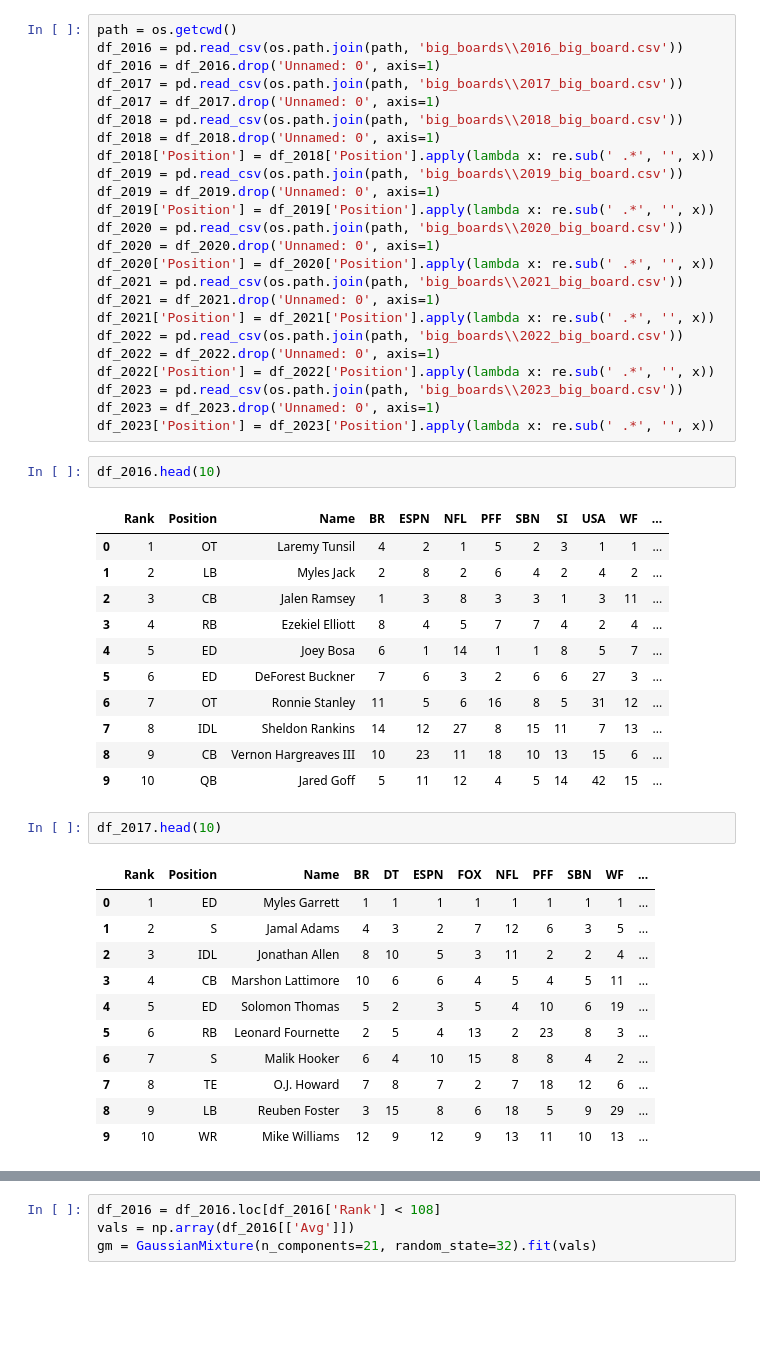
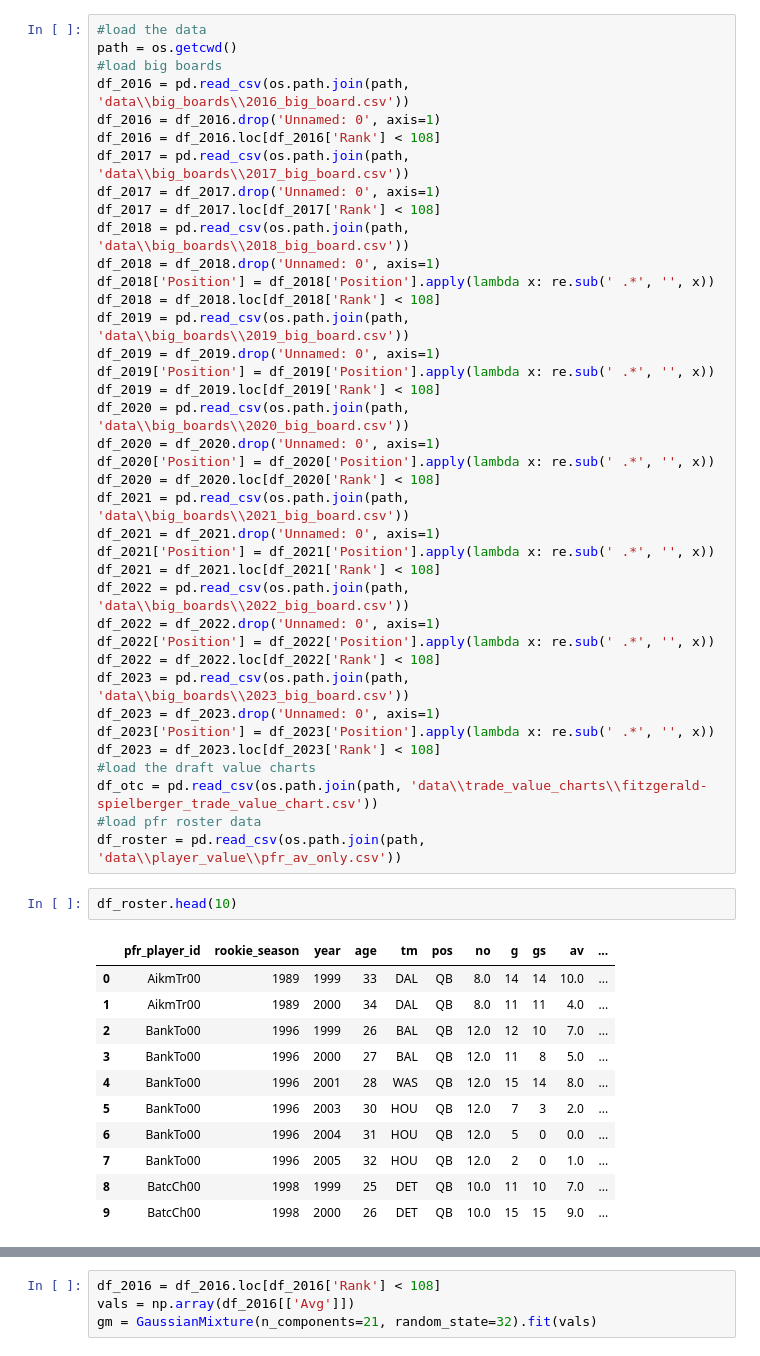
Before and after one commit to rafrisci/tiering_nfl_drafts, a Jupyter notebook: explore_big_board.ipynb, the cells around one changed output, grey strips where cells are left out. Saved outputs shown, nothing was run; the diff lists cells and outputs as text; blank space fills up the shorter version.

Commit message:
Consolidate data folders. Join big boards to AV.

```diff
--- a/explore_big_board.ipynb
+++ b/explore_big_board.ipynb
@@ -7,54 +8,54 @@ import regex as re
 
 from sklearn.mixture import GaussianMixture
 # %%
+#load the data
 path = os.getcwd()
-df_2016 = pd.read_csv(os.path.join(path, 'big_boards\\2016_big_board.csv'))
+#load big boards
+df_2016 = pd.read_csv(os.path.join(path, 'data\\big_boards\\2016_big_board.csv'))
 df_2016 = df_2016.drop('Unnamed: 0', axis=1)
-df_2017 = pd.read_csv(os.path.join(path, 'big_boards\\2017_big_board.csv'))
+df_2016 = df_2016.loc[df_2016['Rank'] < 108]
+df_2017 = pd.read_csv(os.path.join(path, 'data\\big_boards\\2017_big_board.csv'))
 df_2017 = df_2017.drop('Unnamed: 0', axis=1)
-df_2018 = pd.read_csv(os.path.join(path, 'big_boards\\2018_big_board.csv'))
+df_2017 = df_2017.loc[df_2017['Rank'] < 108]
+df_2018 = pd.read_csv(os.path.join(path, 'data\\big_boards\\2018_big_board.csv'))
 df_2018 = df_2018.drop('Unnamed: 0', axis=1)
 df_2018['Position'] = df_2018['Position'].apply(lambda x: re.sub(' .*', '', x))
-df_2019 = pd.read_csv(os.path.join(path, 'big_boards\\2019_big_board.csv'))
+df_2018 = df_2018.loc[df_2018['Rank'] < 108]
+df_2019 = pd.read_csv(os.path.join(path, 'data\\big_boards\\2019_big_board.csv'))
 df_2019 = df_2019.drop('Unnamed: 0', axis=1)
 df_2019['Position'] = df_2019['Position'].apply(lambda x: re.sub(' .*', '', x))
-df_2020 = pd.read_csv(os.path.join(path, 'big_boards\\2020_big_board.csv'))
+df_2019 = df_2019.loc[df_2019['Rank'] < 108]
+df_2020 = pd.read_csv(os.path.join(path, 'data\\big_boards\\2020_big_board.csv'))
 df_2020 = df_2020.drop('Unnamed: 0', axis=1)
 df_2020['Position'] = df_2020['Position'].apply(lambda x: re.sub(' .*', '', x))
-df_2021 = pd.read_csv(os.path.join(path, 'big_boards\\2021_big_board.csv'))
+df_2020 = df_2020.loc[df_2020['Rank'] < 108]
+df_2021 = pd.read_csv(os.path.join(path, 'data\\big_boards\\2021_big_board.csv'))
 df_2021 = df_2021.drop('Unnamed: 0', axis=1)
 df_2021['Position'] = df_2021['Position'].apply(lambda x: re.sub(' .*', '', x))
-df_2022 = pd.read_csv(os.path.join(path, 'big_boards\\2022_big_board.csv'))
+df_2021 = df_2021.loc[df_2021['Rank'] < 108]
+df_2022 = pd.read_csv(os.path.join(path, 'data\\big_boards\\2022_big_board.csv'))
 df_2022 = df_2022.drop('Unnamed: 0', axis=1)
 df_2022['Position'] = df_2022['Position'].apply(lambda x: re.sub(' .*', '', x))
-df_2023 = pd.read_csv(os.path.join(path, 'big_boards\\2023_big_board.csv'))
+df_2022 = df_2022.loc[df_2022['Rank'] < 108]
+df_2023 = pd.read_csv(os.path.join(path, 'data\\big_boards\\2023_big_board.csv'))
 df_2023 = df_2023.drop('Unnamed: 0', axis=1)
 df_2023['Position'] = df_2023['Position'].apply(lambda x: re.sub(' .*', '', x))
+df_2023 = df_2023.loc[df_2023['Rank'] < 108]
+#load the draft value charts
+df_otc = pd.read_csv(os.path.join(path, 'data\\trade_value_charts\\fitzgerald-spielberger_trade_value_chart.csv'))
+#load pfr roster data
+df_roster = pd.read_csv(os.path.join(path, 'data\\player_value\\pfr_av_only.csv'))
 # %%
-df_2016.head(10)
+df_roster.head(10)
 # %% [output]
-|  | Rank | Position | Name | BR | ESPN | NFL | PFF | SBN | SI | USA | WF | ... |
-| 0 | 1 | OT | Laremy Tunsil | 4 | 2 | 1 | 5 | 2 | 3 | 1 | 1 | ... |
-| 1 | 2 | LB | Myles Jack | 2 | 8 | 2 | 6 | 4 | 2 | 4 | 2 | ... |
-| 2 | 3 | CB | Jalen Ramsey | 1 | 3 | 8 | 3 | 3 | 1 | 3 | 11 | ... |
-| 3 | 4 | RB | Ezekiel Elliott | 8 | 4 | 5 | 7 | 7 | 4 | 2 | 4 | ... |
-| 4 | 5 | ED | Joey Bosa | 6 | 1 | 14 | 1 | 1 | 8 | 5 | 7 | ... |
-| 5 | 6 | ED | DeForest Buckner | 7 | 6 | 3 | 2 | 6 | 6 | 27 | 3 | ... |
-| 6 | 7 | OT | Ronnie Stanley | 11 | 5 | 6 | 16 | 8 | 5 | 31 | 12 | ... |
-| 7 | 8 | IDL | Sheldon Rankins | 14 | 12 | 27 | 8 | 15 | 11 | 7 | 13 | ... |
-| 8 | 9 | CB | Vernon Hargreaves III | 10 | 23 | 11 | 18 | 10 | 13 | 15 | 6 | ... |
-| 9 | 10 | QB | Jared Goff | 5 | 11 | 12 | 4 | 5 | 14 | 42 | 15 | ... |
+|  | pfr_player_id | rookie_season | year | age | tm | pos | no | g | gs | av | ... |
+| 0 | AikmTr00 | 1989 | 1999 | 33 | DAL | QB | 8.0 | 14 | 14 | 10.0 | ... |
+| 1 | AikmTr00 | 1989 | 2000 | 34 | DAL | QB | 8.0 | 11 | 11 | 4.0 | ... |
+| 2 | BankTo00 | 1996 | 1999 | 26 | BAL | QB | 12.0 | 12 | 10 | 7.0 | ... |
+| 3 | BankTo00 | 1996 | 2000 | 27 | BAL | QB | 12.0 | 11 | 8 | 5.0 | ... |
+| 4 | BankTo00 | 1996 | 2001 | 28 | WAS | QB | 12.0 | 15 | 14 | 8.0 | ... |
+| 5 | BankTo00 | 1996 | 2003 | 30 | HOU | QB | 12.0 | 7 | 3 | 2.0 | ... |
+| 6 | BankTo00 | 1996 | 2004 | 31 | HOU | QB | 12.0 | 5 | 0 | 0.0 | ... |
+| 7 | BankTo00 | 1996 | 2005 | 32 | HOU | QB | 12.0 | 2 | 0 | 1.0 | ... |
+| 8 | BatcCh00 | 1998 | 1999 | 25 | DET | QB | 10.0 | 11 | 10 | 7.0 | ... |
+| 9 | BatcCh00 | 1998 | 2000 | 26 | DET | QB | 10.0 | 15 | 15 | 9.0 | ... |
-# %%
-df_2017.head(10)
-# %% [output]
-|  | Rank | Position | Name | BR | DT | ESPN | FOX | NFL | PFF | SBN | WF | ... |
-| 0 | 1 | ED | Myles Garrett | 1 | 1 | 1 | 1 | 1 | 1 | 1 | 1 | ... |
-| 1 | 2 | S | Jamal Adams | 4 | 3 | 2 | 7 | 12 | 6 | 3 | 5 | ... |
-| 2 | 3 | IDL | Jonathan Allen | 8 | 10 | 5 | 3 | 11 | 2 | 2 | 4 | ... |
-| 3 | 4 | CB | Marshon Lattimore | 10 | 6 | 6 | 4 | 5 | 4 | 5 | 11 | ... |
-| 4 | 5 | ED | Solomon Thomas | 5 | 2 | 3 | 5 | 4 | 10 | 6 | 19 | ... |
-| 5 | 6 | RB | Leonard Fournette | 2 | 5 | 4 | 13 | 2 | 23 | 8 | 3 | ... |
-| 6 | 7 | S | Malik Hooker | 6 | 4 | 10 | 15 | 8 | 8 | 4 | 2 | ... |
-| 7 | 8 | TE | O.J. Howard | 7 | 8 | 7 | 2 | 7 | 18 | 12 | 6 | ... |
-| 8 | 9 | LB | Reuben Foster | 3 | 15 | 8 | 6 | 18 | 5 | 9 | 29 | ... |
-| 9 | 10 | WR | Mike Williams | 12 | 9 | 12 | 9 | 13 | 11 | 10 | 13 | ... |
```
Also changed, not shown: parts of 18 cells of this notebook, 11 other files.
